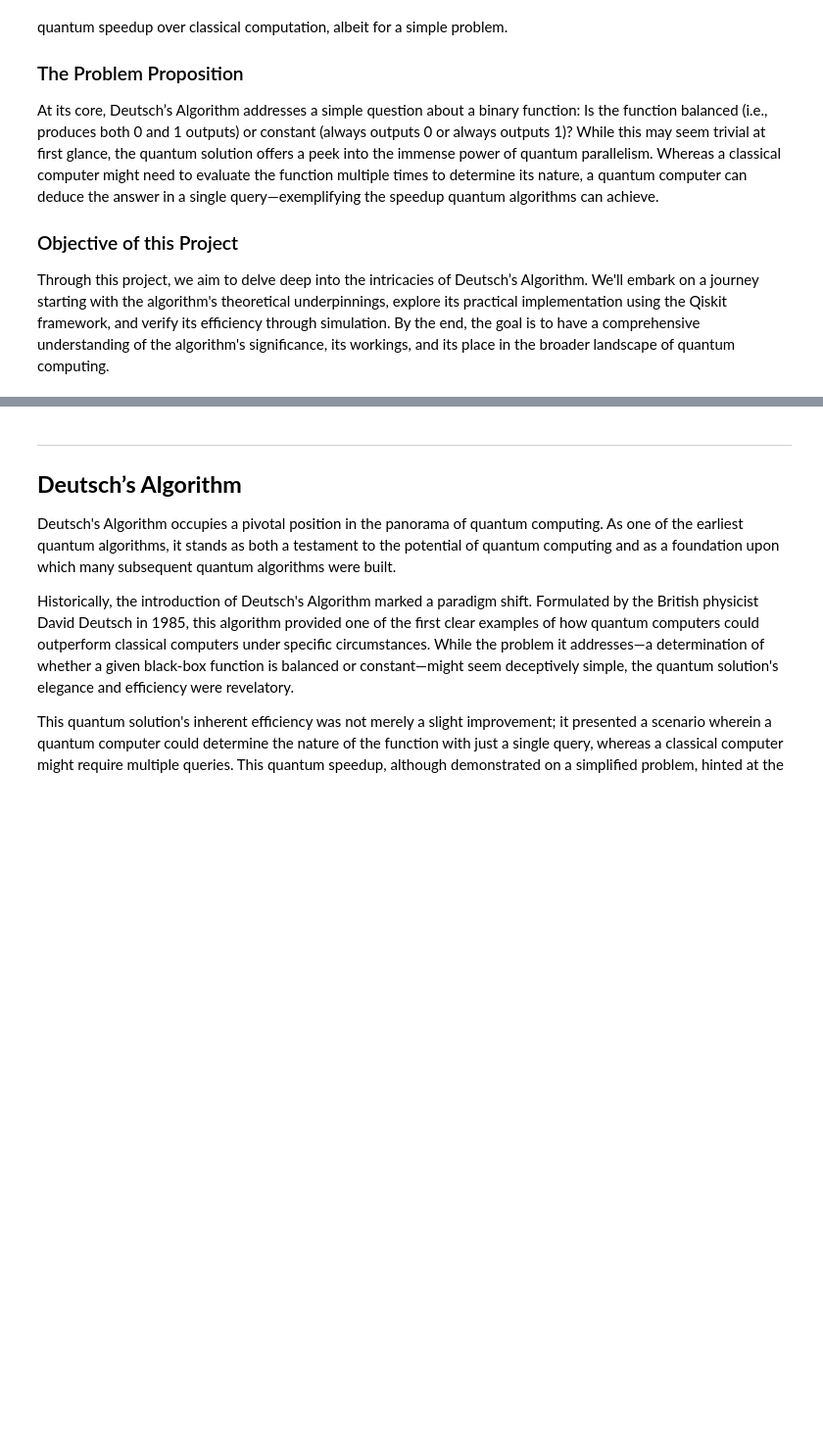
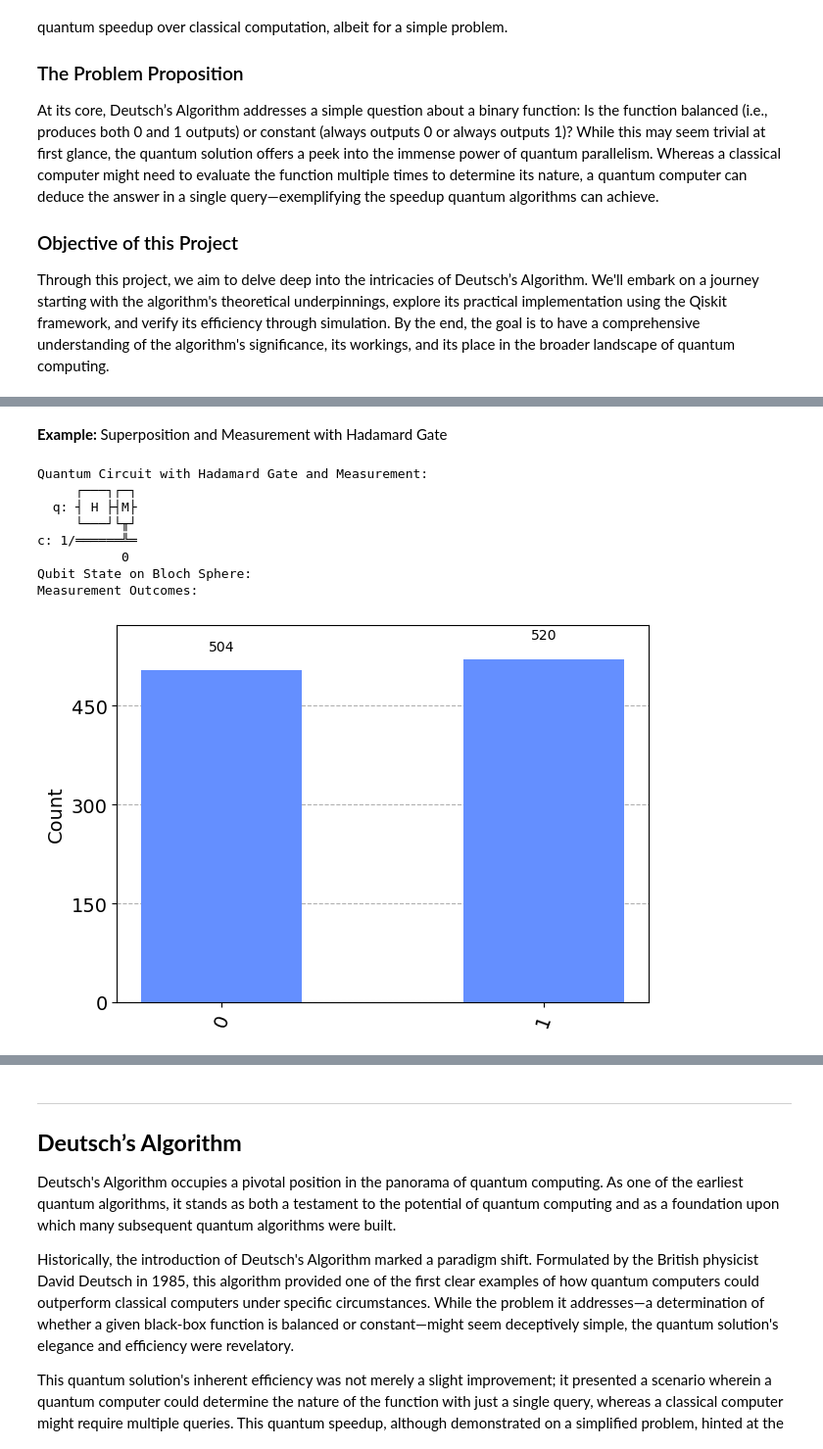
Before and after one commit to DaraLenaghan-1/Emerging_Tech, a Jupyter notebook: project.ipynb, the cells around one changed output, grey strips where cells are left out. Shown at 98% size. Drawn from its saved outputs; the diff is of its cells as text; code cells hidden in the pictures; blank space fills up the shorter version.

```diff
--- a/project.ipynb
+++ b/project.ipynb
@@ -42,0 +87,45 @@ This operation generates a qubit in a superposition state.
+# %% [markdown]
+**Example:** Superposition and Measurement with Hadamard Gate
+# %%
+from qiskit import QuantumCircuit, Aer, execute
+from qiskit.visualization import plot_histogram, plot_bloch_multivector
+
+# Create a quantum circuit with one qubit and one classical bit for measurement
+circuit = QuantumCircuit(1, 1)
+
+# Apply a Hadamard gate to the qubit
+circuit.h(0)
+
+# Measure the qubit
+circuit.measure(0, 0)
+
+# Visualize the circuit
+print("Quantum Circuit with Hadamard Gate and Measurement:")
+print(circuit.draw())
+
+# Simulate the circuit using the statevector simulator to see the superposition
+statevector_simulator = Aer.get_backend('statevector_simulator')
+statevector = execute(circuit.remove_final_measurements(inplace=False), statevector_simulator).result().get_statevector()
+
+# Plot the qubit state on the Bloch sphere
+print("Qubit State on Bloch Sphere:")
+plot_bloch_multivector(statevector)
+
+# Simulate the circuit using the QASM simulator to see the measurement outcomes
+qasm_simulator = Aer.get_backend('qasm_simulator')
+qasm_result = execute(circuit, qasm_simulator, shots=1024).result()
+
+# Get the counts (measurement outcomes) and plot them
+counts = qasm_result.get_counts()
+print("Measurement Outcomes:")
+plot_histogram(counts)
+# %% [output]
+Quantum Circuit with Hadamard Gate and Measurement:
+     ┌───┐┌─┐
+  q: ┤ H ├┤M├
+     └───┘└╥┘
+c: 1/══════╩═
+           0
+Qubit State on Bloch Sphere:
+Measurement Outcomes:
+[figure, added]
```
Also changed, not shown: parts of 45 cells of this notebook.
